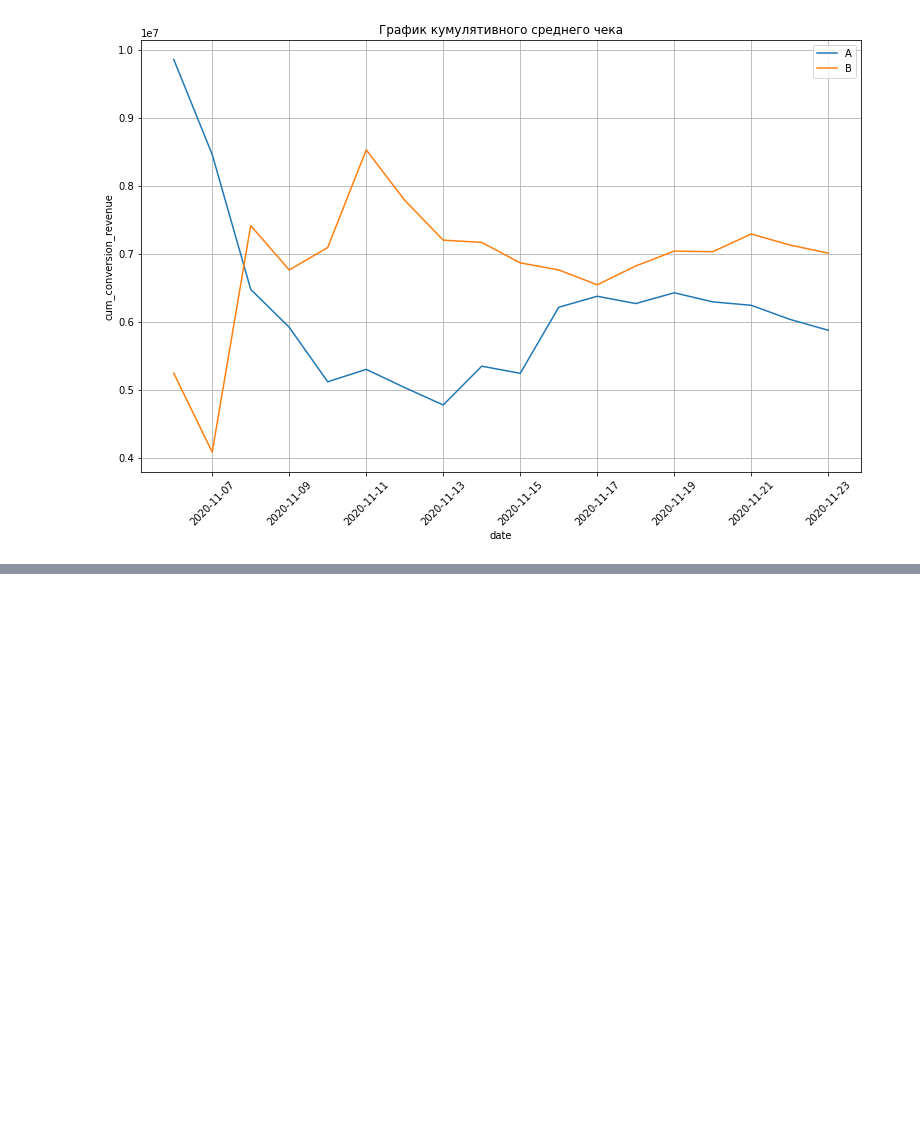
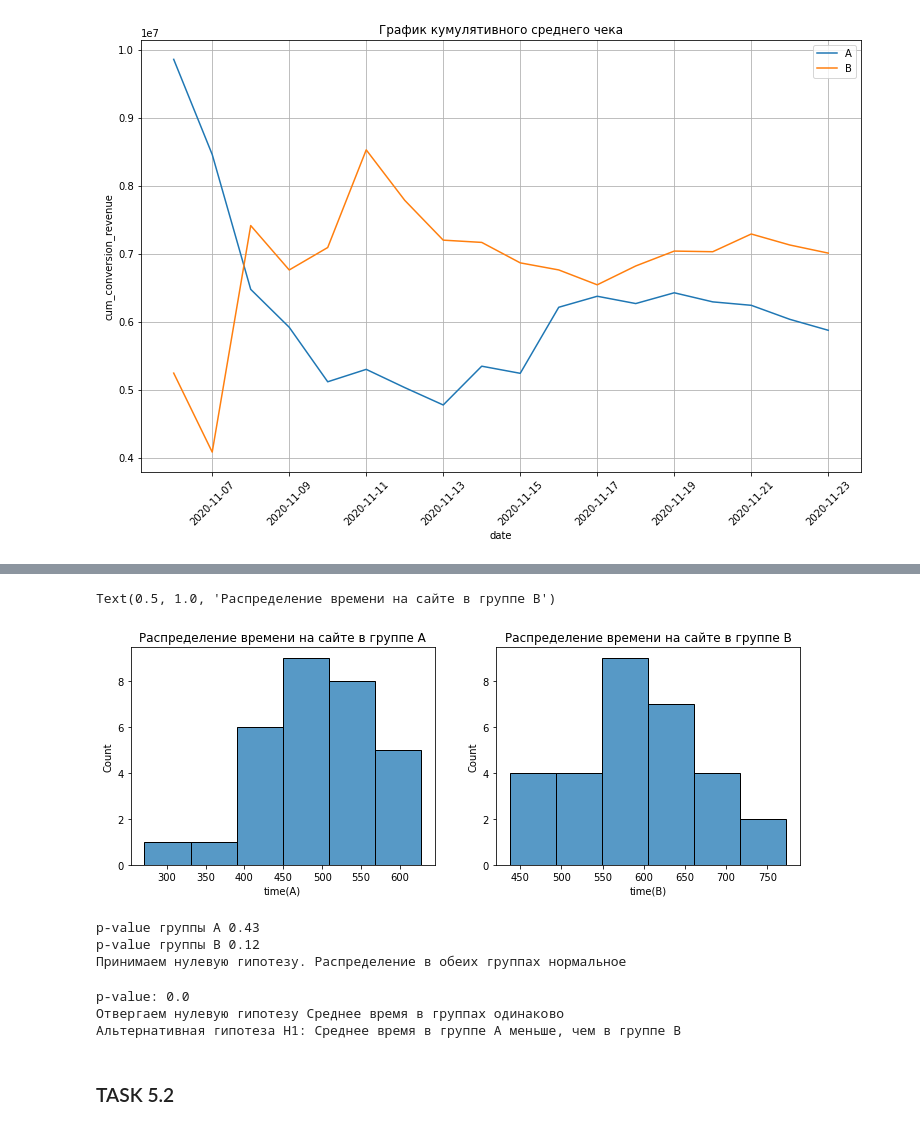
Before and after one commit to AleksejRum/sf_data_science, a Jupyter notebook: Modules/EDA/EDA5_AB_testing/AB_testing.ipynb, the cells around one changed output, grey strips where cells are left out. Cells and saved outputs as stored; diff of their text form; code cells hidden in the pictures; blank space fills up the shorter version.

```diff
--- a/Modules/EDA/EDA5_AB_testing/AB_testing.ipynb
+++ b/Modules/EDA/EDA5_AB_testing/AB_testing.ipynb
@@ -335,0 +433,4 @@ ax.grid(True)
+# %%
+time_data = pd.read_excel('data/time_data.xlsx')
+
+display(time_data.head())
@@ -335,0 +444,62 @@ ax.grid(True)
+# %%
+# создаем 2 графика размером 12х4
+fig, axes = plt.subplots(1, 2, figsize=(12,4))
+# строим гистограмму для времени на сайте в каждой группе
+sns.histplot(x='time(A)', data=time_data, ax=axes[0])
+sns.histplot(x='time(B)', data=time_data, ax=axes[1])
+# задаем названия графиков
+axes[0].set_title('Распределение времени на сайте в группе А')
+axes[1].set_title('Распределение времени на сайте в группе B')
+# %% [output]
+Text(0.5, 1.0, 'Распределение времени на сайте в группе B')
+[figure, added]
+# %%
+# проверим гипотезу о нормальности обоих распределений
+from scipy.stats import shapiro
+
+# нулевая и альтернативная гипотезы
+H0 = 'Распределение в обеих группах нормальное'
+H1 = 'Распределение в одной или обеих группах отлично от нормального'
+alpha = 0.05 # уровень значимости
+
+# вычисляем результаты теста Шапиро-Уилка для выборок
+shapiro_result_a = shapiro(time_data['time(A)'])
+shapiro_result_b = shapiro(time_data['time(B)'])
+print(f'p-value группы A {round(shapiro_result_a.pvalue, 2)}')
+print(f'p-value группы B {round(shapiro_result_b.pvalue, 2)}')
+# сравниваем полученное p-value с уровнем значимости
+if shapiro_result_a.pvalue < alpha or shapiro_result_b.pvalue < alpha:
+  print(f'Отвергаем нулевую гипотезу. {H0}')
+  print(f'Альтернативная гипотеза. H1: {H1}')
+else:
+  print(f'Принимаем нулевую гипотезу. {H0}')
+# %% [output]
+p-value группы A 0.43
+p-value группы B 0.12
+Принимаем нулевую гипотезу. Распределение в обеих группах нормальное
+# %%
+# распределение в обеих группах нормальное, а значит, мы можем воспользоваться T-тестом
+from scipy.stats import ttest_ind
+# нулевая и альтернативная гипотезы
+H0 = 'Среднее время в группах одинаково'
+H1 = 'Среднее время в группе A меньше, чем в группе B'
+alpha = 0.05 # уровень значимости
+# вычисляем результат T-теста для выборок
+results = ttest_ind(
+    a=time_data['time(A)'],
+    b=time_data['time(B)'],
+    alternative='less'
+)
+print('p-value:', round(results.pvalue,2))
+
+if results.pvalue < alpha:
+  print(f'Отвергаем нулевую гипотезу {H0}')
+  print(f'Альтернативная гипотеза H1: {H1}')
+else:
+  print('Принимаем нулевую гипотезу. {H0}')
+# %% [output]
+p-value: 0.0
+Отвергаем нулевую гипотезу Среднее время в группах одинаково
+Альтернативная гипотеза H1: Среднее время в группе A меньше, чем в группе B
+# %% [markdown]
+### TASK 5.2
```
Also changed, not shown: parts of 45 cells of this notebook, 1 other file.
